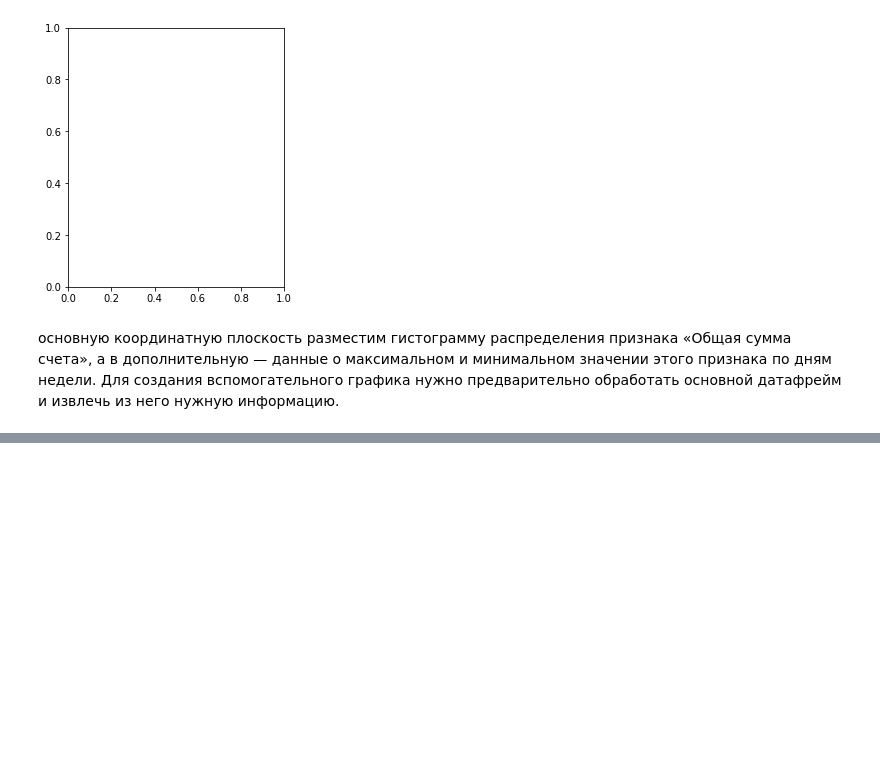
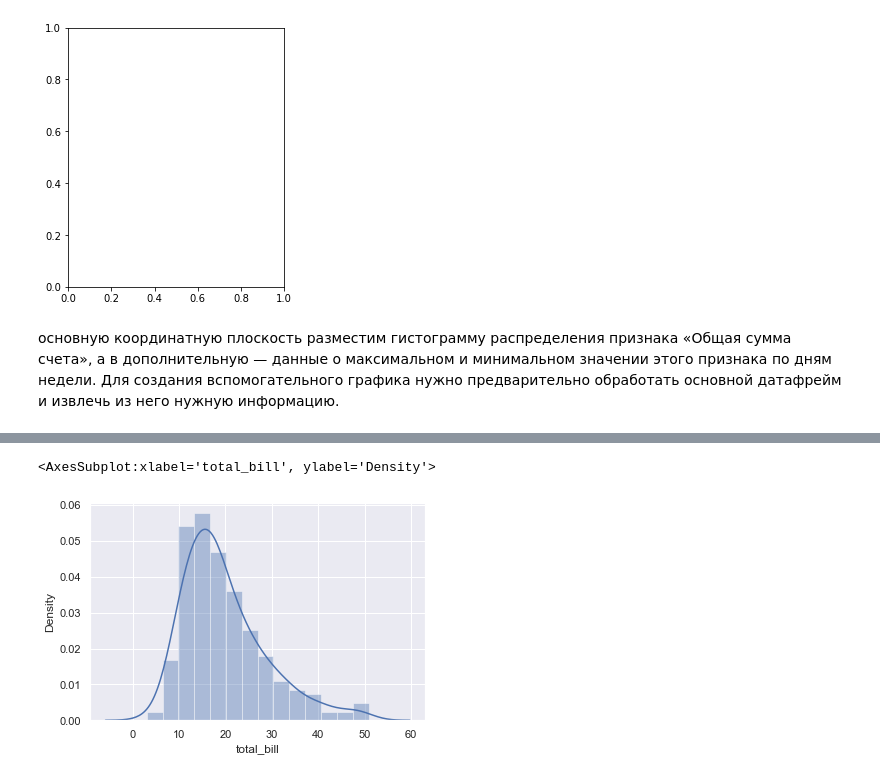
Before and after one commit to ioooosh/Skillfactory, a Jupyter notebook: draft/Unit 3. Plots.ipynb, the cells around one changed output, grey strips where cells are left out. Drawn from its saved outputs; the diff is of its cells as text; code cells hidden in the pictures; blank space fills up the shorter version.

```diff
--- a/draft/Unit 3. Plots.ipynb
+++ b/draft/Unit 3. Plots.ipynb
@@ -142,0 +165,6 @@ Index(['Fri', 'Sat', 'Sun', 'Thur'], dtype='object', name='day')
+# %%
+sns.set()
+sns.distplot(data['total_bill'])
+# %% [output]
+<AxesSubplot:xlabel='total_bill', ylabel='Density'>
+[figure, added]
```
Also changed, not shown: parts of 23 cells of this notebook.
